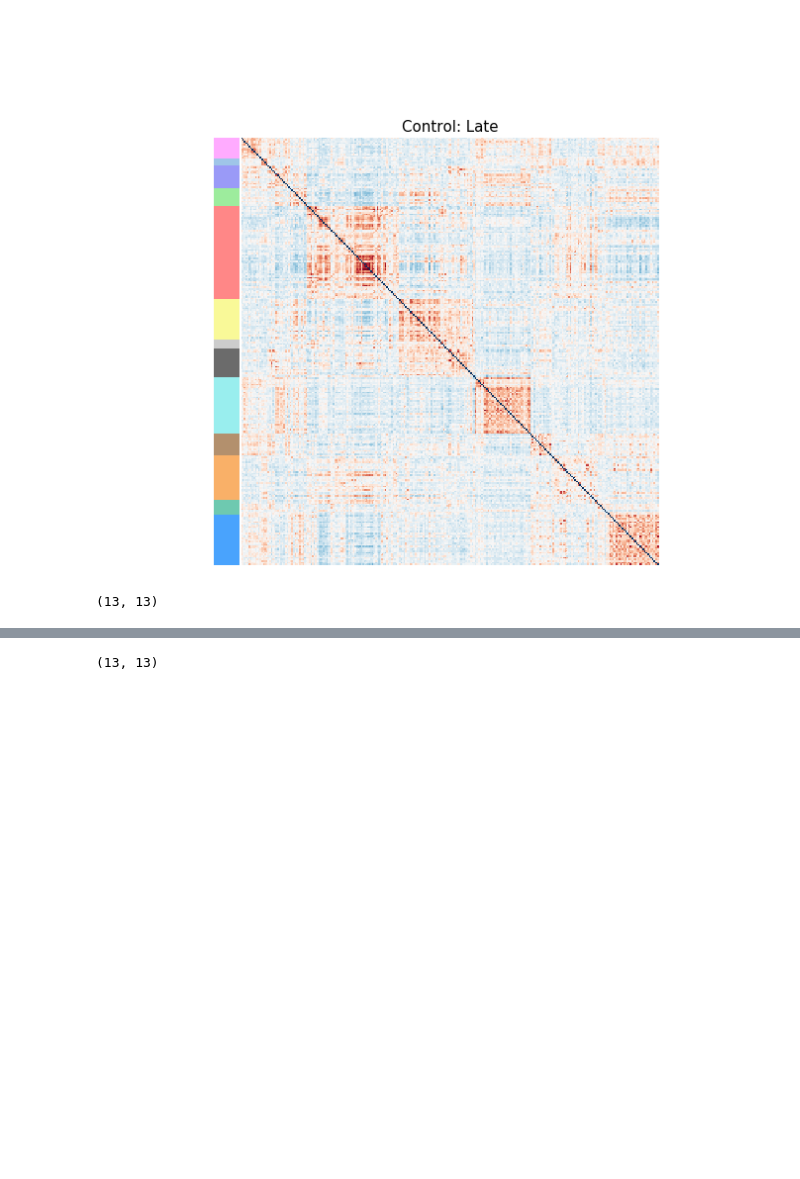
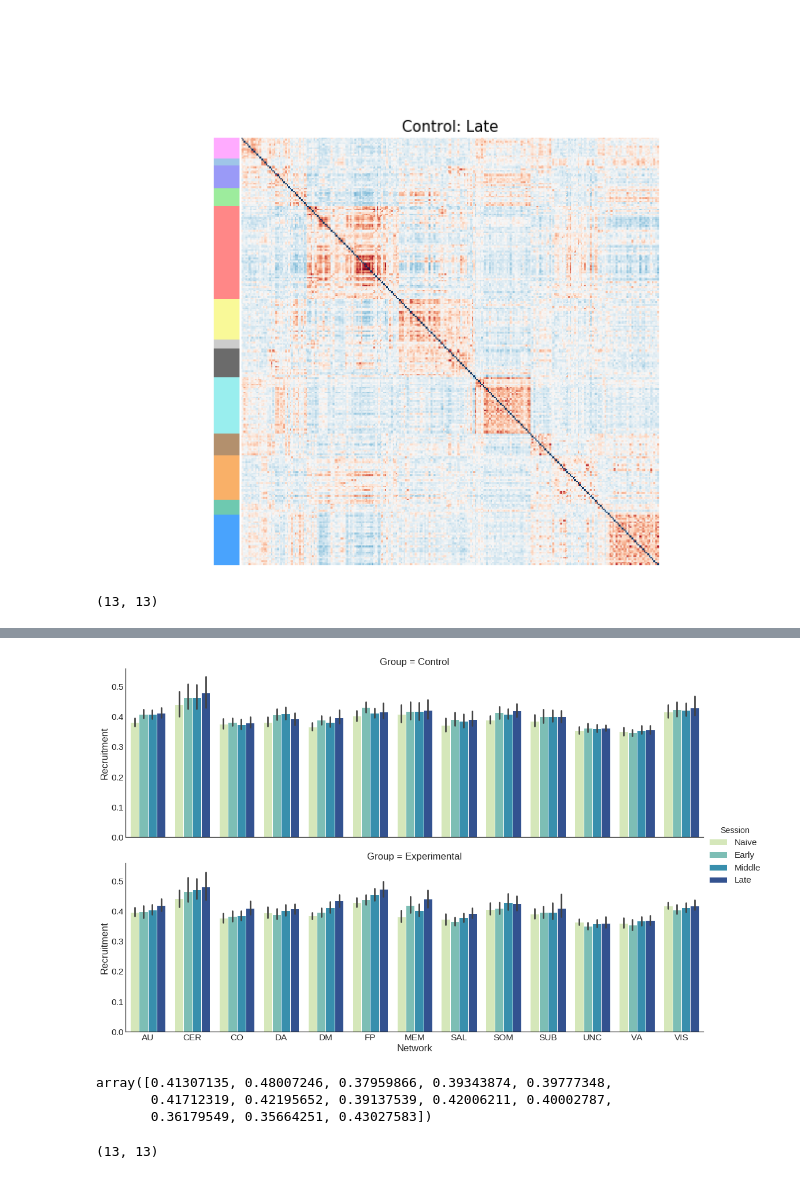
Before and after one commit to kbonna/LearningBrain_networks, a Jupyter notebook: notebooks/LB-08_allegiance_matrices_plotting.ipynb, the cells around one changed output, grey strips where cells are left out. Cells and saved outputs as stored; diff of their text form; code cells hidden in the pictures; blank space fills up the shorter version.

```diff
--- a/notebooks/LB-08_allegiance_matrices_plotting.ipynb
+++ b/notebooks/LB-08_allegiance_matrices_plotting.ipynb
@@ -130,0 +103,2 @@ np.size(dummy_networks,1)
+# %%
+NA = networks.fc_cartography_4d(AMsort, modules)
@@ -131,3 +144,31 @@ np.size(dummy_networks,1)
+# %%
+recr = pd.DataFrame()#columns= np.unique(modules))
+subs = trained_subs.iloc[:,0].values
+
+for i, sub in enumerate(subs):
+    for j, ses in enumerate(ses_lab):
+        diag_val = np.diag(NA[i, j, :, :])
+        for k, elem in enumerate(diag_val):
+            result = pd.DataFrame([[sub, ses, np.unique(modules)[k], elem]],
+                                  columns=['sub', 'Session', 'Network', 'Recruitment'])
+            recr = pd.concat([recr, result], axis = 0)
+# %%
+recr = pd.merge(trained_subs, recr, on="sub")
+# %%
+recr = recr.rename(index=str, columns={"group": "Group"})
+# %%
+plt.rcParams["axes.labelsize"] = 20
+sns.set(font_scale = 1.4)
+plt.style.use('seaborn-white')
+g = sns.catplot(x="Network", y="Recruitment", hue="Session", kind="bar", row = 'Group', data=recr, height=5, aspect = 3, palette = "YlGnBu")
+# %% [output]
+[figure, added]
+# %%
+np.diag(M)
+# %% [output]
+array([0.41307135, 0.48007246, 0.37959866, 0.39343874, 0.39777348,
+       0.41712319, 0.42195652, 0.39137539, 0.42006211, 0.40002787,
+       0.36179549, 0.35664251, 0.43027583])
 # %%
 vec1 = dummy_networks[:,0].astype('bool')
 vec2 = dummy_networks[:,0].astype('bool')
```
Also changed, not shown: parts of 10 cells of this notebook, 1 other file.
